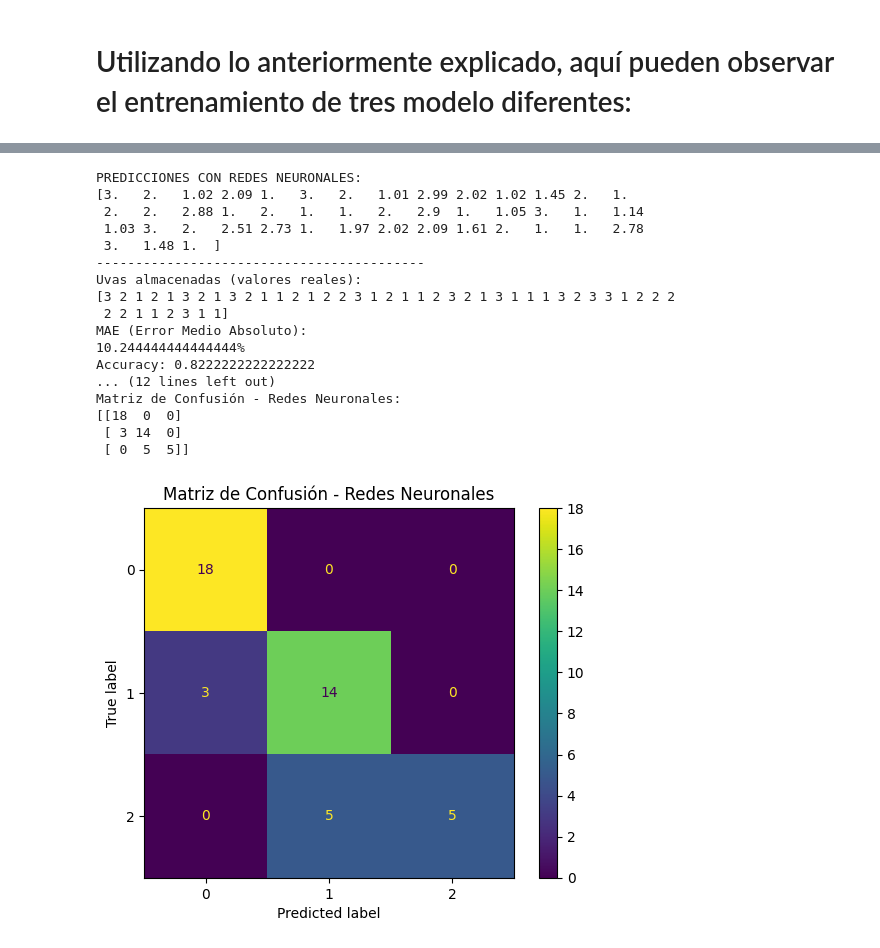
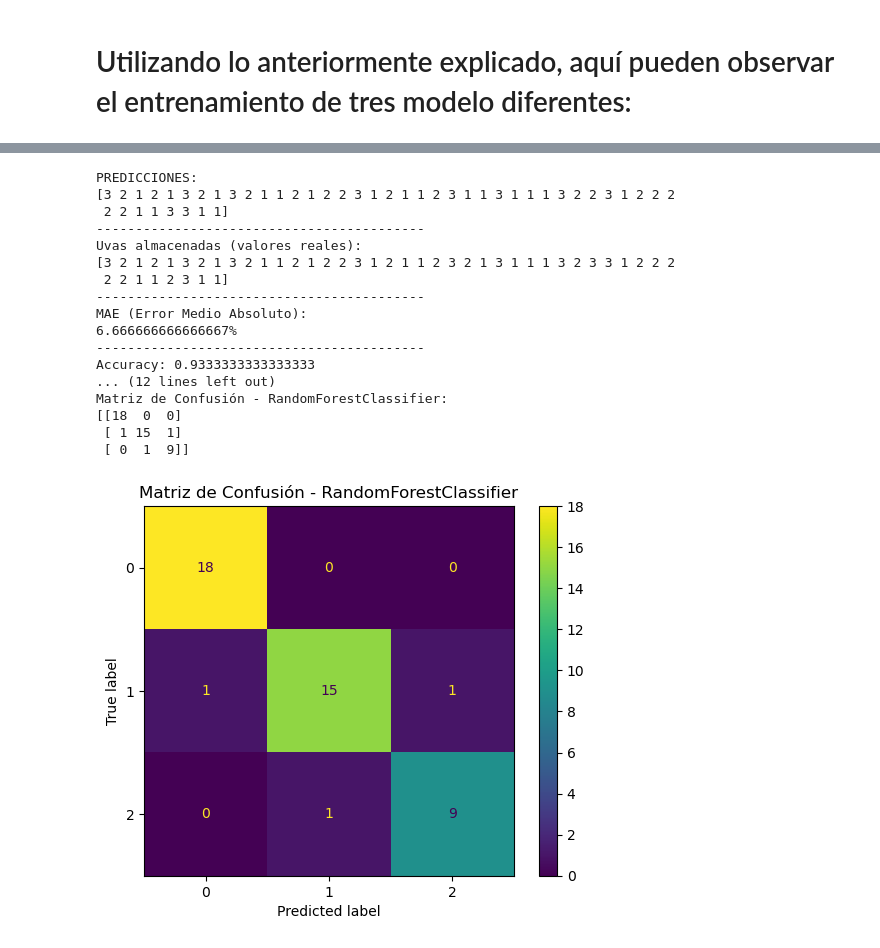
Before and after one commit to ikasle12345/RETO1, a Jupyter notebook: ModeloVino.ipynb, the cells around one changed output, grey strips where cells are left out. Drawn from its saved outputs; the diff is of its cells as text; code cells hidden in the pictures.

```diff
--- a/ModeloVino.ipynb
+++ b/ModeloVino.ipynb
@@ -222,0 +252,5 @@ Accuracy: 0.9111111111111111
+# %%
+predictions_int2 = list(map(int, predictions2))
+accuracy2 = accuracy_score(val_y, predictions_int2)
+print("Accuracy:", accuracy2)
+print('------------------------------------------')
@@ -324,35 +354,38 @@ Matriz de Confusión:
 # %%
-wine_model = DecisionTreeRegressor(random_state=1)
-wine_model.fit(train_x, train_y)
+wine_model = DecisionTreeClassifier(random_state=1)
+wine_model.fit(train_x, train_y_encoded)
 predictions = wine_model.predict(val_x)
 
-print("PREDICCIONES CON REDES NEURONALES:")
+print("PREDICCIONES:")
 print(predictions)
 print('------------------------------------------')
 print('Uvas almacenadas (valores reales):')
-print(val_y.values)
+print(val_y_encoded)
+
+print('------------------------------------------')
 print('MAE (Error Medio Absoluto):')
-print(f'{mean_absolute_error(val_y, predictions) * 100}%')
+print(f'{mean_absolute_error(val_y_encoded, predictions) * 100}%')
 
+print('------------------------------------------')
 predictions_int = list(map(int, predictions))
-accuracy = accuracy_score(val_y, predictions_int)
+accuracy = accuracy_score(val_y_encoded, predictions_int)
 print("Accuracy:", accuracy)
 print('------------------------------------------')
 
-prueba= EstadisticaDescriptiva()
+prueba = EstadisticaDescriptiva()
 resumen = prueba.resumenEstadistico(predictions_int)
 
-print("Resumen Estadístico de las Predicciones - Redes Neuronales:")
+print("Resumen Estadístico de las Predicciones:")
 for clave, valor in resumen.items():
     print(f"{clave}: {valor}")
 print('------------------------------------------')
 
-conf_matrix = confusion_matrix(val_y, predictions_int)
-print("Matriz de Confusión - Redes Neuronales:")
+conf_matrix = confusion_matrix(val_y_encoded, predictions_int)
+print("Matriz de Confusión:")
 print(conf_matrix)
 
 visualizar = ConfusionMatrixDisplay(confusion_matrix=conf_matrix)
 visualizar.plot()
-plt.title("Matriz de Confusión - Redes Neuronales")
+plt.title("Matriz de Confusión - DecisionTreeClassifier")
 plt.show()
 # %% [output]
@@ -394,53 +439,56 @@ Matriz de Confusión - Redes Neuronales:
 # %%
-wine_model2 = RandomForestRegressor(random_state=1)
+wine_model2 = RandomForestClassifier(random_state=1)
 wine_model2.fit(train_x, train_y)
 predictions2 = wine_model2.predict(val_x)
 
-print("PREDICCIONES CON REDES NEURONALES:")
+print("PREDICCIONES:")
 print(predictions2)
 print('------------------------------------------')
 print('Uvas almacenadas (valores reales):')
 print(val_y.values)
+
+print('------------------------------------------')
 print('MAE (Error Medio Absoluto):')
 print(f'{mean_absolute_error(val_y, predictions2) * 100}%')
 
+print('------------------------------------------')
 predictions_int2 = list(map(int, predictions2))
 accuracy2 = accuracy_score(val_y, predictions_int2)
 print("Accuracy:", accuracy2)
 print('------------------------------------------')
 
-prueba2= EstadisticaDescriptiva()
+prueba2 = EstadisticaDescriptiva()
 resumen2 = prueba2.resumenEstadistico(predictions_int2)
 
-print("Resumen Estadístico de las Predicciones - Redes Neuronales:")
+print("Resumen Estadístico de las Predicciones - RandomForestClassifier:")
 for clave, valor in resumen2.items():
     print(f"{clave}: {valor}")
 print('------------------------------------------')
 
 conf_matrix2 = confusion_matrix(val_y, predictions_int2)
-print("Matriz de Confusión - Redes Neuronales:")
+print("Matriz de Confusión - RandomForestClassifier:")
 print(conf_matrix2)
 
 visualizar2 = ConfusionMatrixDisplay(confusion_matrix=conf_matrix2)
 visualizar2.plot()
-plt.title("Matriz de Confusión - Redes Neuronales")
+plt.title("Matriz de Confusión - RandomForestClassifier")
 plt.show()
 # %% [output]
-PREDICCIONES CON REDES NEURONALES:
-[3.   2.   1.02 2.09 1.   3.   2.   1.01 2.99 2.02 1.02 1.45 2.   1.
- 2.   2.   2.88 1.   2.   1.   1.   2.   2.9  1.   1.05 3.   1.   1.14
- 1.03 3.   2.   2.51 2.73 1.   1.97 2.02 2.09 1.61 2.   1.   1.   2.78
- 3.   1.48 1.  ]
+PREDICCIONES:
+[3 2 1 2 1 3 2 1 3 2 1 1 2 1 2 2 3 1 2 1 1 2 3 1 1 3 1 1 1 3 2 2 3 1 2 2 2
+ 2 2 1 1 3 3 1 1]
 ------------------------------------------
 Uvas almacenadas (valores reales):
 [3 2 1 2 1 3 2 1 3 2 1 1 2 1 2 2 3 1 2 1 1 2 3 2 1 3 1 1 1 3 2 3 3 1 2 2 2
  2 2 1 1 2 3 1 1]
+------------------------------------------
 MAE (Error Medio Absoluto):
-10.244444444444444%
-Accuracy: 0.8222222222222222
+6.666666666666667%
+------------------------------------------
+Accuracy: 0.9333333333333333
 ... (12 lines left out)
-Matriz de Confusión - Redes Neuronales:
+Matriz de Confusión - RandomForestClassifier:
 [[18  0  0]
- [ 3 14  0]
- [ 0  5  5]]
+ [ 1 15  1]
+ [ 0  1  9]]
-[figure, old version]
+[figure, new version]
```
Also changed, not shown: parts of 26 cells of this notebook.
